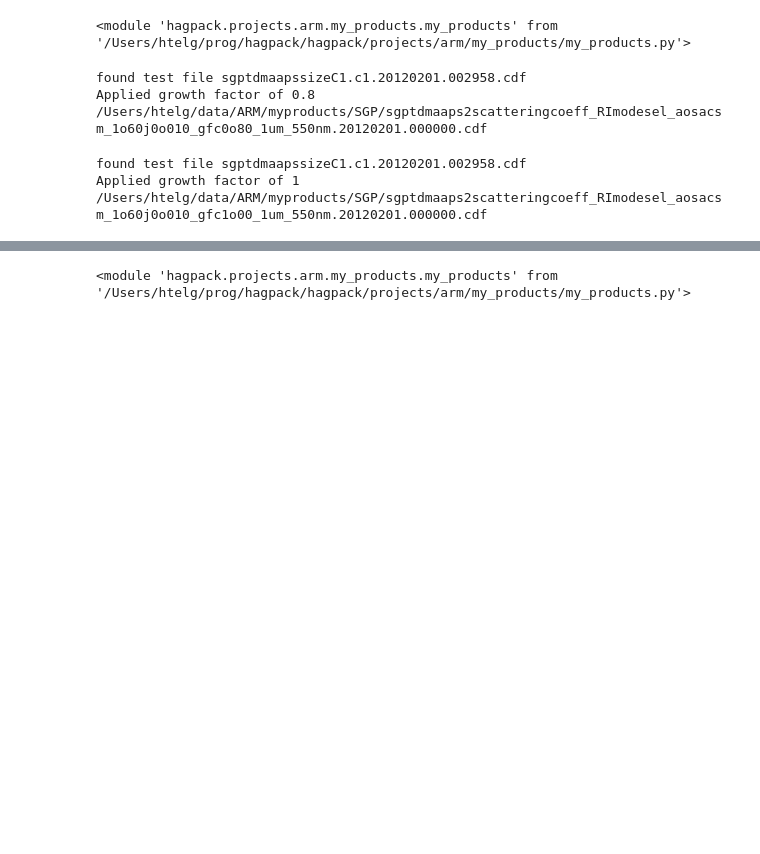
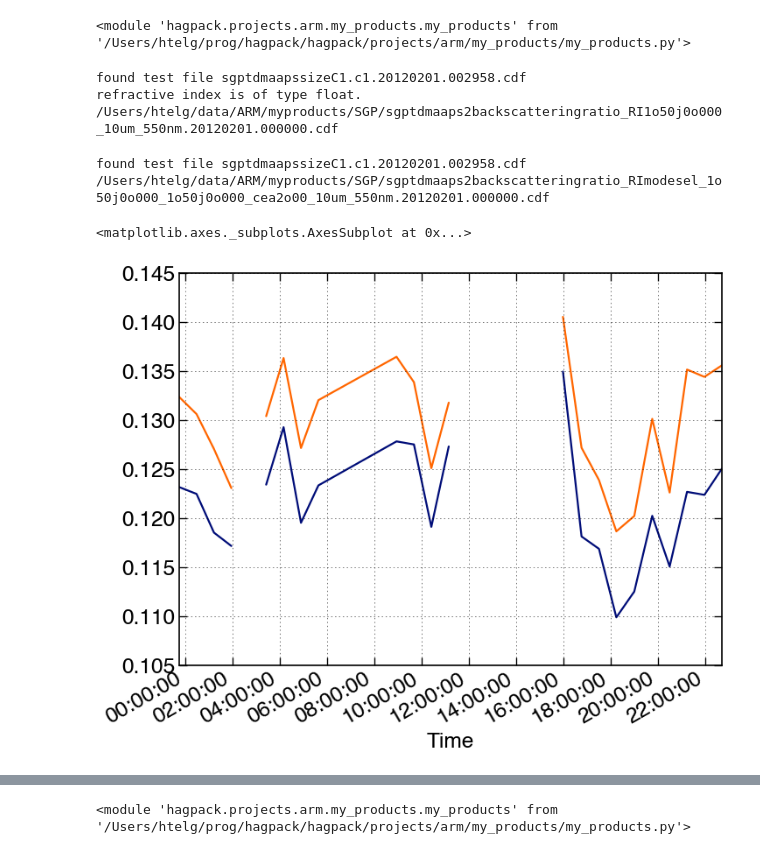
Before and after one commit to hagne/hagpack, a Jupyter notebook: hagpack/projects/arm/my products.ipynb, the cells around one changed output, grey strips where cells are left out. Drawn from its saved outputs; the diff is of its cells as text; code cells hidden in the pictures; blank space fills up the shorter version.

Commit message:
A lot of new products for the scatteringcoeff with varibility test for diameter ior mode sel. ...

```diff
--- a/hagpack/projects/arm/my products.ipynb
+++ b/hagpack/projects/arm/my products.ipynb
@@ -284,38 +286,47 @@ reload(my_products.my_products)
 # %%
 # %%debug -b /Users/htelg/prog/atm-py/atmPy/aerosols/physics/hygroscopicity.py:633
-product = my_products.my_products.Tdmaaps2scatteringcoeff(data_quality='patchy',
-                                              diameter_cutoff='1um',
+product = my_products.my_products.Tdmaaps2scatteringcoeff(whatproperty='backscattratio',
+                                                          data_quality='patchy',
+                                              diameter_cutoff='10um',
                                               wavelength=550,
-                                              refractive_index= None,
-#                                               apply_growth=1,
-                                              mode_selection= {'moment':'volume', 'n_accu':'aosacsm', 'n_coarse': complex(1.6, 0.01), 'gf_coarse': 0.8},
+                                              refractive_index= 1.5,
                                               folder_out='/Users/htelg/data/ARM/myproducts/SGP/',
                                               folder='/Volumes/HTelg_4TB_Backup/arm_data/SGP/',
-                                              test=False,
+                                              test=True,
                                               keep_data = True,
                                               verbose = True)
 product.test = True
 product.calculate_all()
 # %% [output]
 found test file sgptdmaapssizeC1.c1.20120201.002958.cdf
-Applied growth factor of 0.8
-/Users/htelg/data/ARM/myproducts/SGP/sgptdmaaps2scatteringcoeff_RImodesel_aosacsm_1o60j0o010_gfc0o80_1um_550nm.20120201.000000.cdf
+refractive index is of type float.
+/Users/htelg/data/ARM/myproducts/SGP/sgptdmaaps2backscatteringratio_RI1o50j0o000_10um_550nm.20120201.000000.cdf
 # %%
 # %%debug -b /Users/htelg/prog/atm-py/atmPy/aerosols/physics/hygroscopicity.py:633
-productI = my_products.my_products.Tdmaaps2scatteringcoeff(data_quality='patchy',
-                                              diameter_cutoff='1um',
-                                              wavelength=550,
-                                              refractive_index= None,
-#                                               apply_growth=1,
-                                              mode_selection= {'moment':'volume', 'n_accu':'aosacsm', 'n_coarse': complex(1.6, 0.01), 'gf_coarse': 1},
-                                              folder_out='/Users/htelg/data/ARM/myproducts/SGP/',
-                                              folder='/Volumes/HTelg_4TB_Backup/arm_data/SGP/',
-                                              test=False,
-                                              keep_data = True,
-                                              verbose = True)
-productI.test = True
-productI.calculate_all()
+product1 = my_products.my_products.Tdmaaps2scatteringcoeff(whatproperty='backscattratio',
+                                                          data_quality='patchy',
+                                                          diameter_cutoff='10um',
+                                                          wavelength=550,
+                                                          refractive_index= None,
+                                                          mode_selection= {'moment':'volume',
+                                                                           'n_accu':1.5,
+                                                                           'n_coarse': 1.5, #complex(1.63, 0.01),
+#                                                                            'gf_coarse': 1,
+                                                                           'counteff_accu' : 2},
+#                                                           mode_selection= {'moment':'volume', 'n_accu':'aosacsm', 'n_coarse': complex(1.63, 0.01)},
+                                                          folder_out='/Users/htelg/data/ARM/myproducts/SGP/',
+                                                          folder='/Volumes/HTelg_4TB_Backup/arm_data/SGP/',
+                                                          test=True,
+                                                          keep_data = True,
+                                                          verbose = True)
+product1.test = True
+product1.calculate_all()
 # %% [output]
 found test file sgptdmaapssizeC1.c1.20120201.002958.cdf
-Applied growth factor of 1
-/Users/htelg/data/ARM/myproducts/SGP/sgptdmaaps2scatteringcoeff_RImodesel_aosacsm_1o60j0o010_gfc1o00_1um_550nm.20120201.000000.cdf
+/Users/htelg/data/ARM/myproducts/SGP/sgptdmaaps2backscatteringratio_RImodesel_1o50j0o000_1o50j0o000_cea2o00_10um_550nm.20120201.000000.cdf
+# %%
+a = product.result.plot()
+product1.result.plot(ax = a)
+# %% [output]
+<matplotlib.axes._subplots.AxesSubplot at 0x...>
+[figure, added]
```
Also changed, not shown: parts of 99 cells of this notebook, 4 other files.
